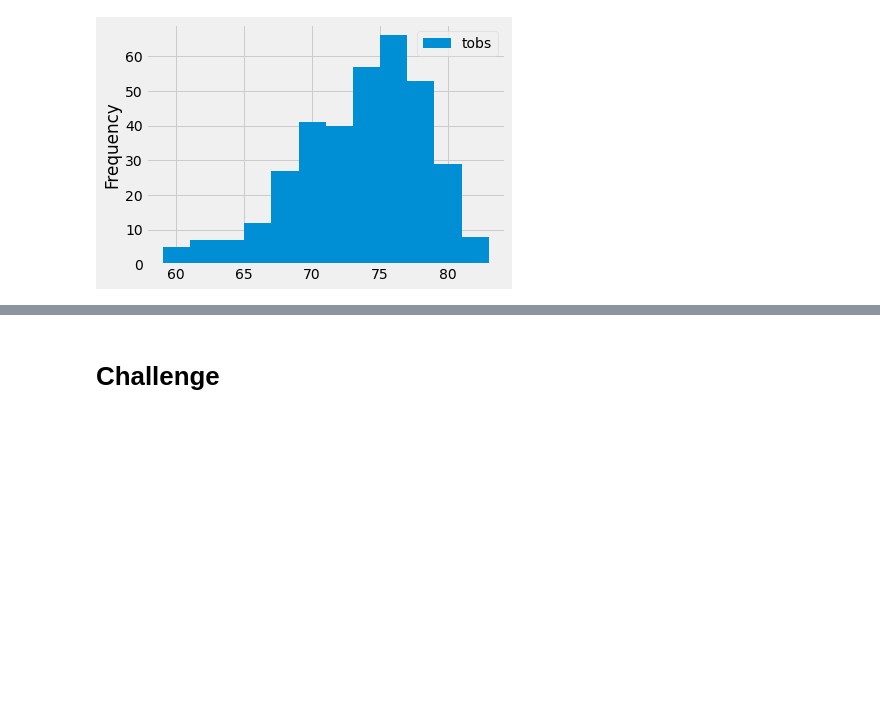
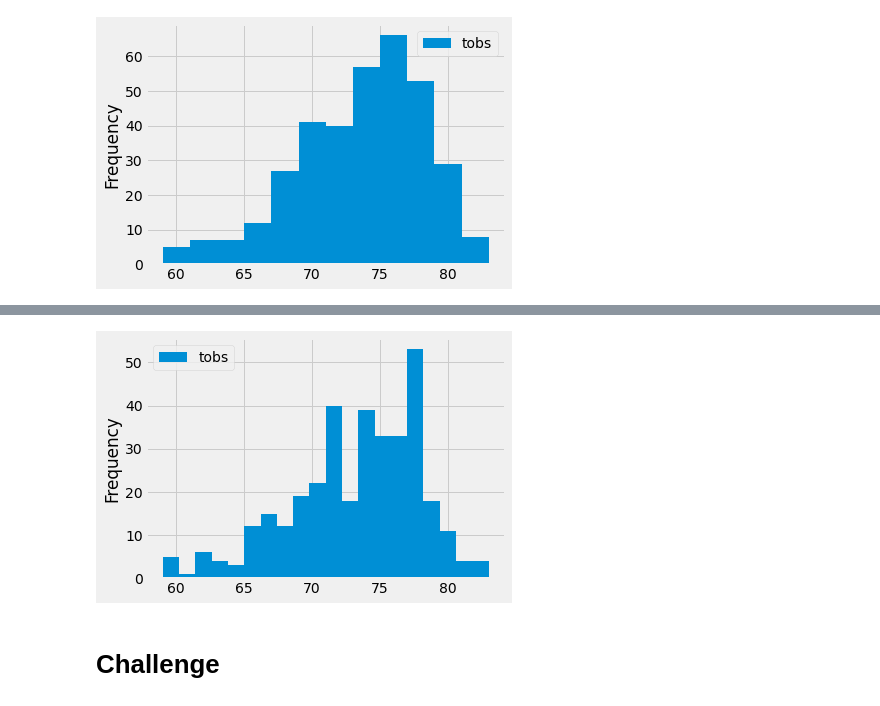
Before and after one commit to andipfeff/surfs_up, a Jupyter notebook: climate_analysis.ipynb, the cells around one changed output, grey strips where cells are left out. Drawn from its saved outputs; the diff is of its cells as text; code cells hidden in the pictures; blank space fills up the shorter version.

```diff
--- a/climate_analysis.ipynb
+++ b/climate_analysis.ipynb
@@ -203,3 +209,9 @@ plt.tight_layout()
+# %%
+# Skill Drill - change the number of bins to 20
+df.plot.hist(bins=20)
+plt.tight_layout()
+# %% [output]
+[figure, added]
 # %%
 # Write a function called `calc_temps` that will accept start date and end date in the format '%Y-%m-%d'
 # and return the minimum, average, and maximum temperatures for that range of dates
```
Also changed, not shown: parts of 1 cell of this notebook, 1 other file.
